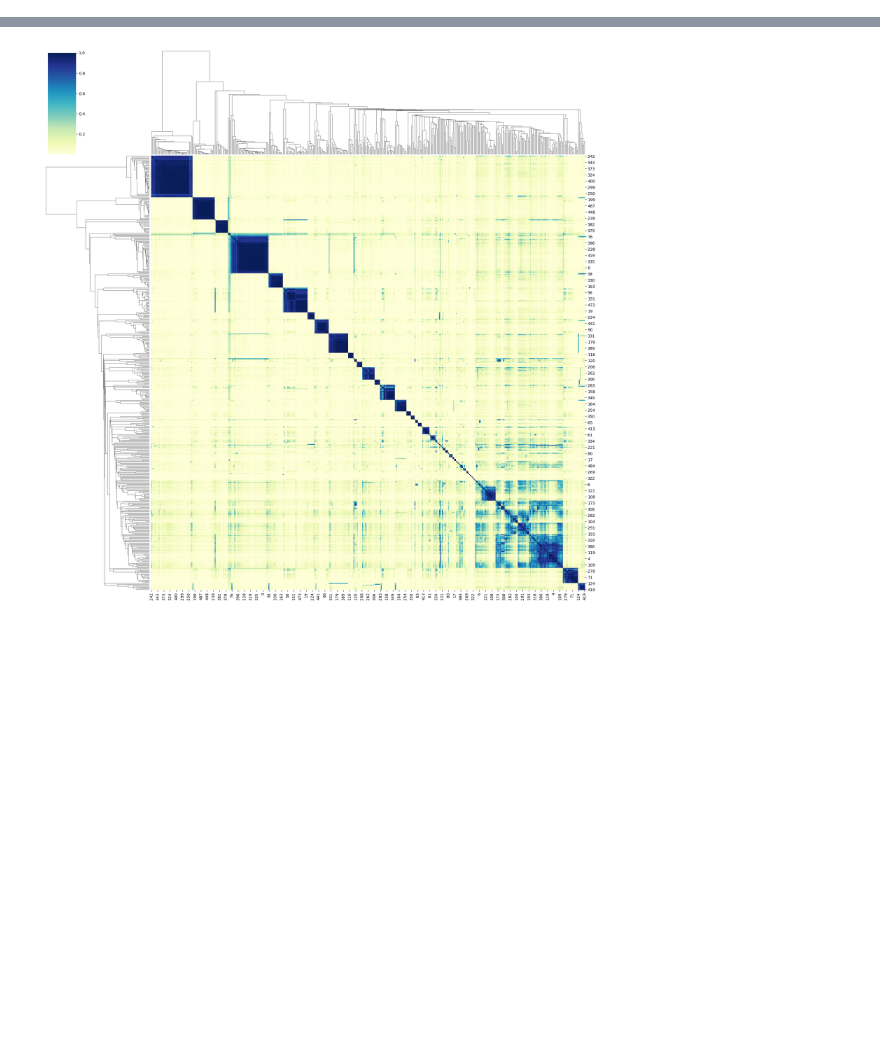
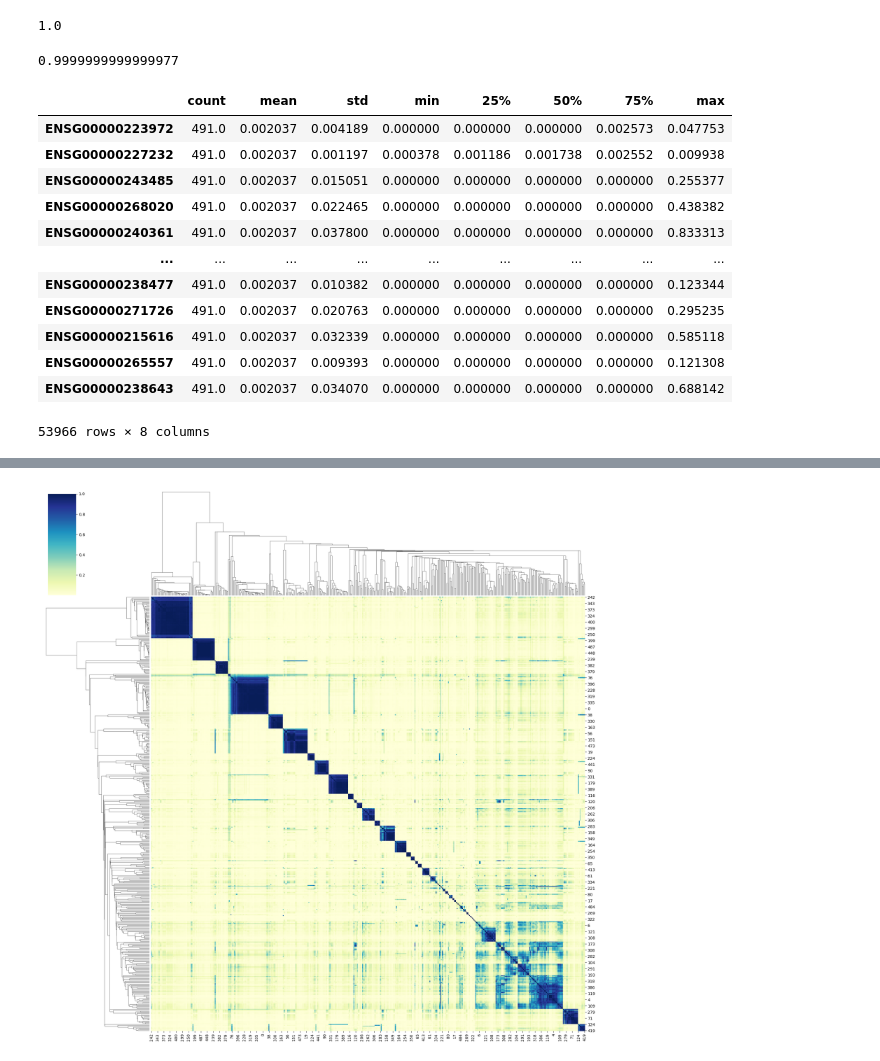
Before and after one commit to Syrinechen/Myeloma-project-draft, a Jupyter notebook: correlations.ipynb, the cells around one changed output, grey strips where cells are left out. Cells and saved outputs as stored; diff of their text form; code cells hidden in the pictures; blank space fills up the shorter version.

```diff
--- a/correlations.ipynb
+++ b/correlations.ipynb
@@ -14,0 +21,26 @@ X,y=process_data.split_x_y(data)
+# %%
+X_nomalized0['ENSG00000000003'].sum()
+# %% [output]
+1.0
+# %%
+X_nomalized1.iloc[2,:].sum()
+# %% [output]
+0.9999999999999977
+# %%
+gene_expressions_normalized0=X_nomalized0.describe().T
+# %%
+gene_expressions_normalized0
+# %% [output]
+|  | count | mean | std | min | 25% | 50% | 75% | max |
+| ENSG00000223972 | 491.0 | 0.002037 | 0.004189 | 0.000000 | 0.000000 | 0.000000 | 0.002573 | 0.047753 |
+| ENSG00000227232 | 491.0 | 0.002037 | 0.001197 | 0.000378 | 0.001186 | 0.001738 | 0.002552 | 0.009938 |
+| ENSG00000243485 | 491.0 | 0.002037 | 0.015051 | 0.000000 | 0.000000 | 0.000000 | 0.000000 | 0.255377 |
+| ENSG00000268020 | 491.0 | 0.002037 | 0.022465 | 0.000000 | 0.000000 | 0.000000 | 0.000000 | 0.438382 |
+| ENSG00000240361 | 491.0 | 0.002037 | 0.037800 | 0.000000 | 0.000000 | 0.000000 | 0.000000 | 0.833313 |
+| ... | ... | ... | ... | ... | ... | ... | ... | ... |
+| ENSG00000238477 | 491.0 | 0.002037 | 0.010382 | 0.000000 | 0.000000 | 0.000000 | 0.000000 | 0.123344 |
+| ENSG00000271726 | 491.0 | 0.002037 | 0.020763 | 0.000000 | 0.000000 | 0.000000 | 0.000000 | 0.295235 |
+| ENSG00000215616 | 491.0 | 0.002037 | 0.032339 | 0.000000 | 0.000000 | 0.000000 | 0.000000 | 0.585118 |
+| ENSG00000265557 | 491.0 | 0.002037 | 0.009393 | 0.000000 | 0.000000 | 0.000000 | 0.000000 | 0.121308 |
+| ENSG00000238643 | 491.0 | 0.002037 | 0.034070 | 0.000000 | 0.000000 | 0.000000 | 0.000000 | 0.688142 |
+53966 rows × 8 columns
```
Also changed, not shown: parts of 35 cells of this notebook, 1 other file.
